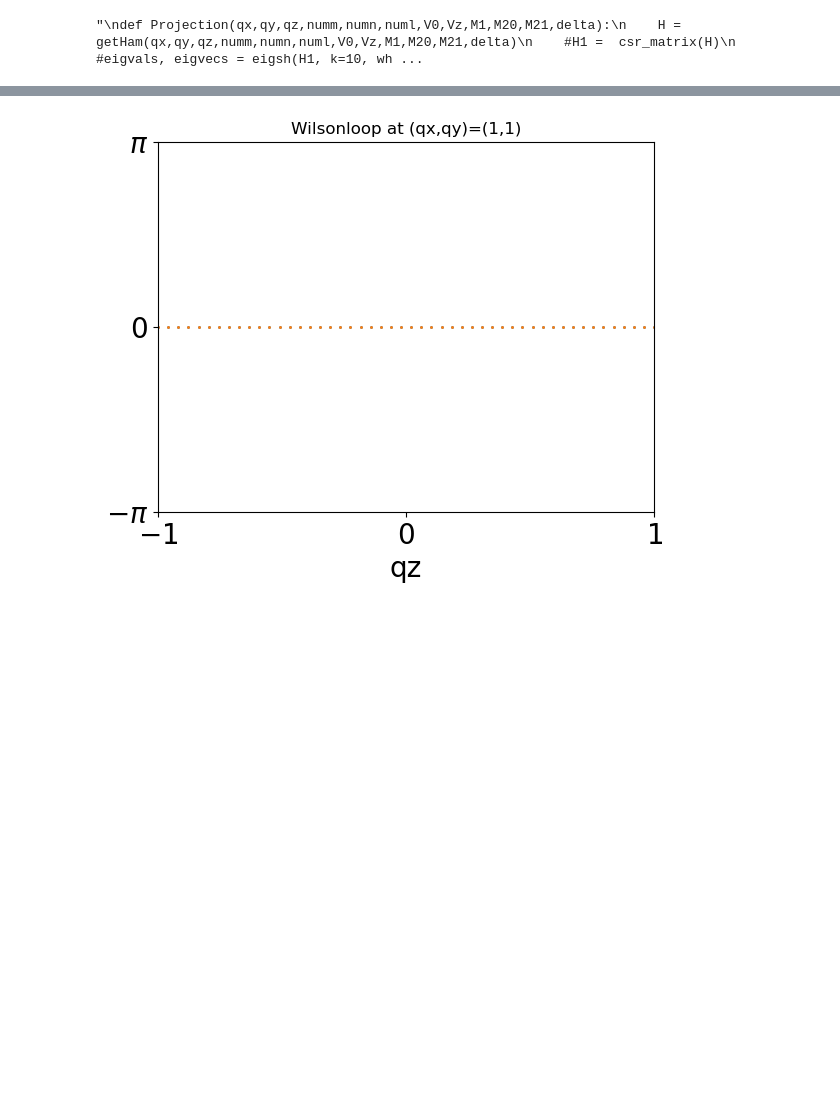
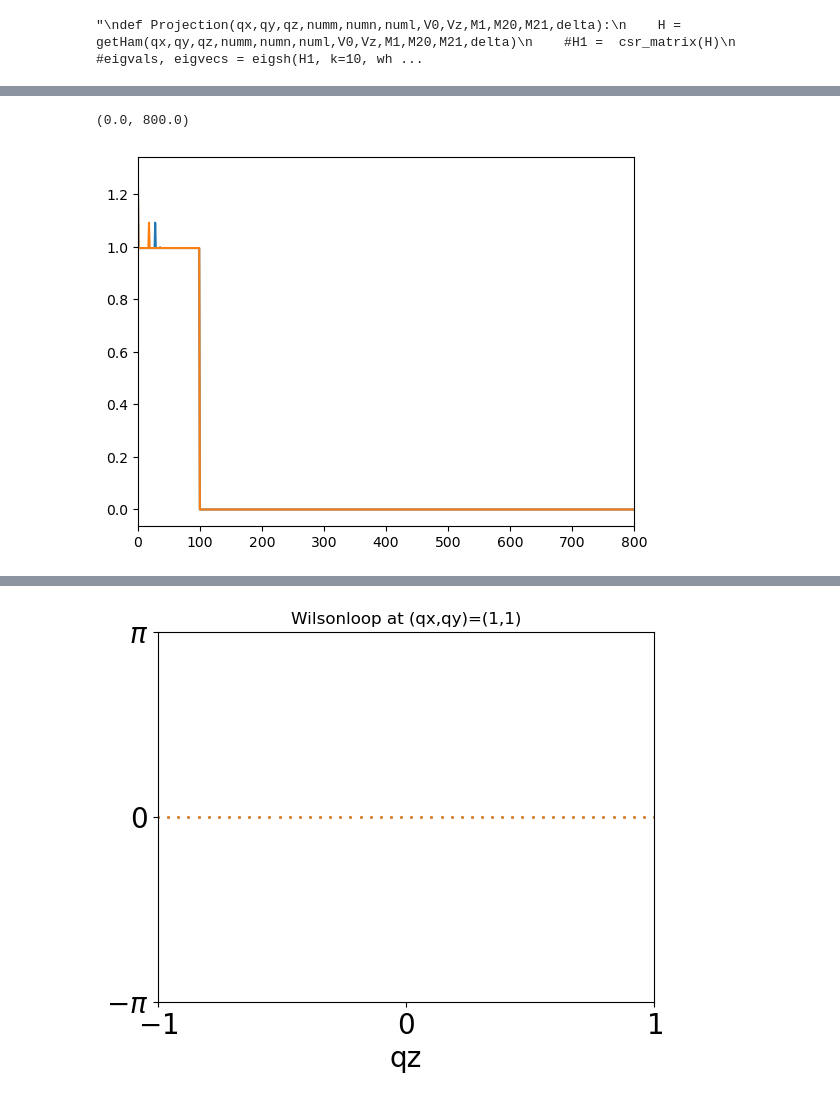
Before and after one commit to linxiaodong-lom/ChiralMagentEffect, a Jupyter notebook: PlanWaveExpand copy 2.ipynb, the cells around one changed output, grey strips where cells are left out. Cells and saved outputs as stored; diff of their text form; code cells hidden in the pictures; blank space fills up the shorter version.

```diff
--- a/PlanWaveExpand copy 2.ipynb
+++ b/PlanWaveExpand copy 2.ipynb
@@ -671,9 +873,10 @@ numm= 2
 numn= 2
 numl= 2
 N = (2*numm+1)*(2*numn+1)*(2*numl+1)*4
-qx = 1/10
+qx = 0
 qy = 0
-qz = np.arange(-1,1,2/50)
+qz = np.arange(-1,1,2/100)
+z = np.linspace(0,100,500)
 dqz = qz[1]-qz[0]
-Hup,Hdown = getXOperator(qx,qy,qz,numm,numn,numl,V0,Vz,M1,M20,M21t,deltat,dqz)
+%time Hup,Hdown = getXOperatornewpall(qx,qy,qz,numm,numn,numl,V0,Vz,M1,M20,M21t,deltat,z,dqz)
 # %% [output]
@@ -683,0 +885,12 @@ E1,V1 = np.linalg.eigh(Hdown)
+# %%
+Eup,Vup = np.linalg.eig(Hup)
+Edwon,Vdown = np.linalg.eig(Hdown)
+indicesup = np.where(np.abs(Eup) > 0.1)[0]
+indicesdown = np.where(np.abs(Edwon) > 0.1)[0]
+# %%
+plt.plot(np.abs(Eup))
+plt.plot(np.abs(Edwon))
+plt.xlim(0,800)
+# %% [output]
+(0.0, 800.0)
+[figure, added]
```
Also changed, not shown: parts of 10 cells of this notebook.
